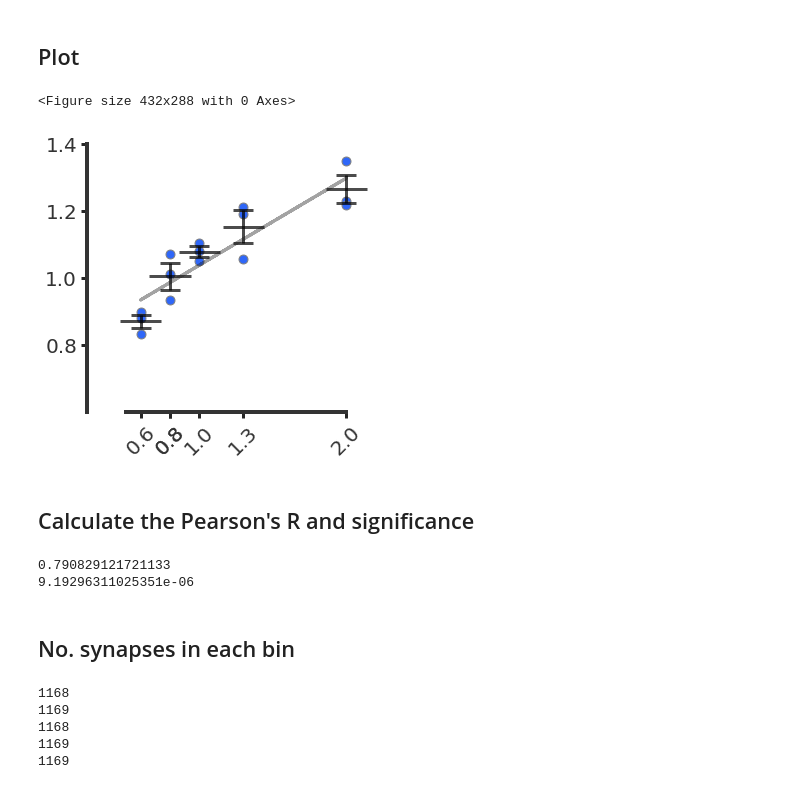
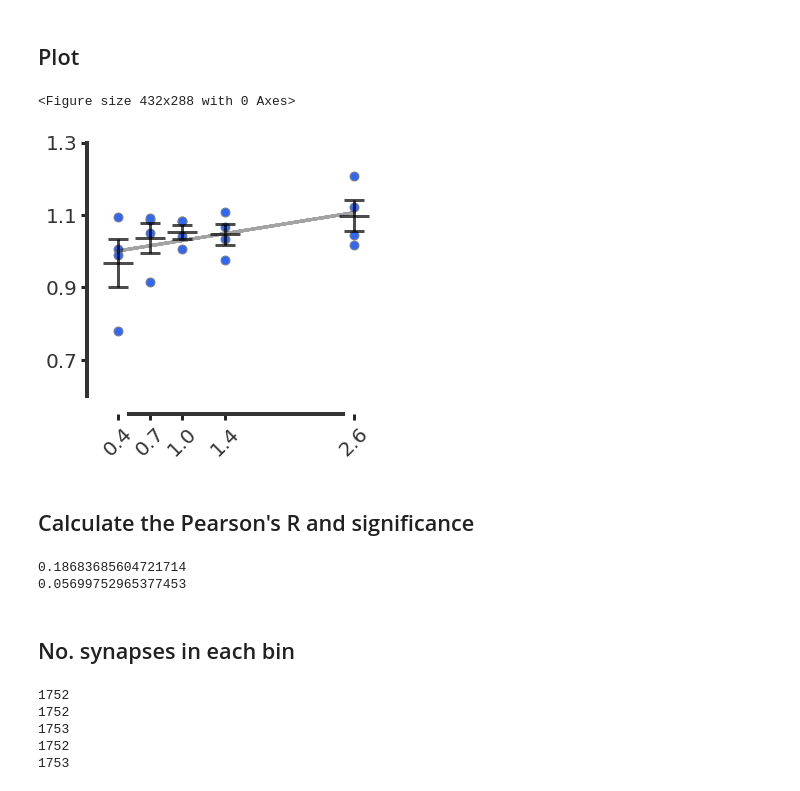
Before and after one commit to taldanko/Image_processing, a Jupyter notebook: TurnoverAnalysis_EpitopeBlocking_LateStain_SynapseStain/20191114_Figure3c_TNRsted_vglut_correlation.ipynb, the cells around one changed output. Cells and saved outputs as stored; diff of their text form; code cells hidden in the pictures.

```diff
--- a/TurnoverAnalysis_EpitopeBlocking_LateStain_SynapseStain/20191114_Figure3c_TNRsted_vglut_correlation.ipynb
+++ b/TurnoverAnalysis_EpitopeBlocking_LateStain_SynapseStain/20191114_Figure3c_TNRsted_vglut_correlation.ipynb
@@ -438,7 +438,7 @@ df.loc[df['filename'].str.contains('20190307'), 'expname'] = '20190307_TNR647_VG
 df2=deepcopy(df[df["Time"]=="12hrs"])
 df2=df2.reset_index()
 df2["ecm mean int norm2med"]=df2["ecm_around_single_spot_mean_intensity bg subtracted"]
-df2["syt mean int norm2med"]=df2["mean_intensty_original_synapse bg subtracted"]
+df2["vglut mean int norm2med"]=df2["mean_intensty_original_synapse bg subtracted"]
 # %% [markdown]
 ## Look at a random spot image
 # %%
@@ -487,4 +487,7 @@ for i in range(0,len(df2)):
     if df2["expname"][i]==expnam[2]:
         df2["ecm mean int norm2med"][i]=df2["ecm_around_single_spot_mean_intensity bg subtracted"][i]/medtnr[2]
         df2["vglut mean int norm2med"][i]=df2["mean_intensty_original_synapse bg subtracted"][i]/medvglut[2]
+    if df2["expname"][i]==expnam[3]:
+        df2["ecm mean int norm2med"][i]=df2["ecm_around_single_spot_mean_intensity bg subtracted"][i]/medtnr[3]
+        df2["vglut mean int norm2med"][i]=df2["mean_intensty_original_synapse bg subtracted"][i]/medvglut[3]
 # %% [output]
@@ -528,23 +539,23 @@ KeyError: 'vglut mean int norm2med'
 ## Dataframe for means of individual experiments
 # %%
 synapse_bin_type='Synapse mean intensity ordinal bin'
-means_in_bins_exps={"Exp name":[],"bin number":[],"mean syt":[],"mean tnr":[],"number of spots":[],
-                    "mean syt int in bin overall":[]}
+means_in_bins_exps={"Exp name":[],"bin number":[],"mean vglut":[],"mean tnr":[],"number of spots":[],
+                    "mean vglut int in bin overall":[]}
 for exp in dfnew["expname"].unique():
     dfexp=dfnew[dfnew["expname"]==exp]
     for i in range(0,5):
-        mean_in_bin=dfnew[dfnew[synapse_bin_type].astype(int)==i]["syt mean int norm2med"].mean()
+        mean_in_bin=dfnew[dfnew[synapse_bin_type].astype(int)==i]["vglut mean int norm2med"].mean()
         dfplot=dfexp[(dfexp[synapse_bin_type].astype(int)==i)&
                     (dfexp["Time"]!="Unblocked Control")]
         means_in_bins_exps["Exp name"].append(exp)
         means_in_bins_exps["bin number"].append(i)
-        means_in_bins_exps["mean syt int in bin overall"].append(mean_in_bin)
-        means_in_bins_exps["mean syt"].append(dfplot["syt mean int norm2med"].mean())
+        means_in_bins_exps["mean vglut int in bin overall"].append(mean_in_bin)
+        means_in_bins_exps["mean vglut"].append(dfplot["vglut mean int norm2med"].mean())
         means_in_bins_exps["mean tnr"].append(dfplot["ecm mean int norm2med"].mean())
         nosynapses=len(dfplot)
         means_in_bins_exps["number of spots"].append(nosynapses)
 dfmeans=pd.DataFrame(means_in_bins_exps)
-dfmeans["mean syt int in bin overall"]=np.around(dfmeans["mean syt int in bin overall"],1)
+dfmeans["mean vglut int in bin overall"]=np.around(dfmeans["mean vglut int in bin overall"],1)
 # %% [markdown]
 ## Plot
 # %%
@@ -555,10 +566,10 @@ sns.despine()
 sns.set_palette("Set2")
 var="mean tnr"
 fig=plt.figure(figsize=(5,5))
-g=sns.scatterplot(x="mean syt int in bin overall",y="mean tnr",
+g=sns.scatterplot(x="mean vglut int in bin overall",y="mean tnr",
                 data=dfmeans,s=80,color="#2F67F8",linewidth=1,edgecolor='grey')
 
-plt.errorbar(x = dfmeans["mean syt int in bin overall"].unique()
+plt.errorbar(x = dfmeans["mean vglut int in bin overall"].unique()
 ,
              y=[dfmeans[dfmeans["bin number"]==0][var].mean(),
                 dfmeans[dfmeans["bin number"]==1][var].mean(),
@@ -572,7 +583,7 @@ plt.errorbar(x = dfmeans["mean syt int in bin overall"].unique()
                    dfmeans[dfmeans["bin number"]==4][var].sem()],
              xerr=None,ecolor='black',fmt='none',capsize=10,linewidth=3,capthick=3,alpha=.7,)
 
-plt.errorbar(x = dfmeans["mean syt int in bin overall"].unique()
+plt.errorbar(x = dfmeans["mean vglut int in bin overall"].unique()
 ,
              y=[dfmeans[dfmeans["bin number"]==0][var].mean(),
                 dfmeans[dfmeans["bin number"]==1][var].mean(),
@@ -580,59 +591,60 @@ plt.errorbar(x = dfmeans["mean syt int in bin overall"].unique()
                 dfmeans[dfmeans["bin number"]==3][var].mean(),
                 dfmeans[dfmeans["bin number"]==4][var].mean()],
              yerr=None,
              xerr=[.14,.14,.14,.14,.14],ecolor='black',fmt='none',capsize=0,linewidth=3,capthick=3,alpha=.7,)
 
 
 plt.rcParams['font.sans-serif'] = 'Helvetica'
 g.grid(False)
-plt.ylim([0.6,1.41])
-plt.xlim([0.3,2.2])
+plt.ylim([0.55,1.3])
+plt.xlim([.2,2.8])
 
 #fit linear curve
-x=dfmeans["mean syt int in bin overall"]
+x=dfmeans["mean vglut int in bin overall"]
 y=dfmeans["mean tnr"]
 m,b = np.polyfit(x, y, 1)
 plt.plot( x, m*x+b, 'k',linestyle='dashed',alpha=.4,linewidth=3)
 
 #formatting
 g.xaxis.set_tick_params(width=3)
 g.yaxis.set_tick_params(width=3)
 for axis in ['top','bottom','left','right']:
   g.spines[axis].set_linewidth(4)
   g.spines[axis].set_color('#333333')
   g.spines[axis].set_alpha(1)
 offsets={"left":10,"bottom":0}
 trims={"left":True,"bottom":True,"right":False}
 sns.despine(ax=g,right=True,top=True,bottom=False,trim=trims,offset=offsets)
 g.set_ylabel('')
 g.set_xlabel('')
-plt.yticks([0.8,1,1.2,1.4],color='#333333',size=20)
-plt.xticks([0.6,0.8,0.8,1,1.3,2],color='#333333',size=20,rotation=45)
+plt.yticks([0.7,0.9,1.1,1.3],color='#333333',size=20)
+plt.xticks([0.4, 0.7, 1. , 1.4, 2.6],color='#333333',size=20,rotation=45)
+
 
 diri="/Volumes/Macintosh HD/Users/taldankovich/Downloads/figures/"
-fig.savefig(diri+'3b_tnrsytcorr.svg', bbox_inches='tight', format='svg')
+fig.savefig(diri+'3b_tnrvglutcorr.svg', bbox_inches='tight', format='svg')
 # %% [output]
 <Figure size 432x288 with 0 Axes>
-[figure, old version]
+[figure, new version]
 # %% [markdown]
 ## Calculate the Pearson's R and significance
 # %%
 from pydoc import help
 from scipy.stats.stats import pearsonr
-[pearson, pval]=pearsonr(dfmeans["mean tnr"],dfmeans["mean syt int in bin overall"])
+[pearson, pval]=pearsonr(dfmeans["mean tnr"],dfmeans["mean vglut int in bin overall"])
 print(str(pearson**2))
 print(pval)
 # %% [output]
-0.790829121721133
-9.19296311025351e-06
+0.18683685604721714
+0.05699752965377453
 # %% [markdown]
 ## No. synapses in each bin
 # %%
 for bin in dfnew["Synapse mean intensity ordinal bin"].unique():
     print(len(dfnew[dfnew["Synapse mean intensity ordinal bin"]==bin]))
 # %% [output]
-1168
-1169
-1168
-1169
-1169
+1752
+1752
+1753
+1752
+1753
```
Also changed, not shown: parts of 3 cells of this notebook, 9 other files.
